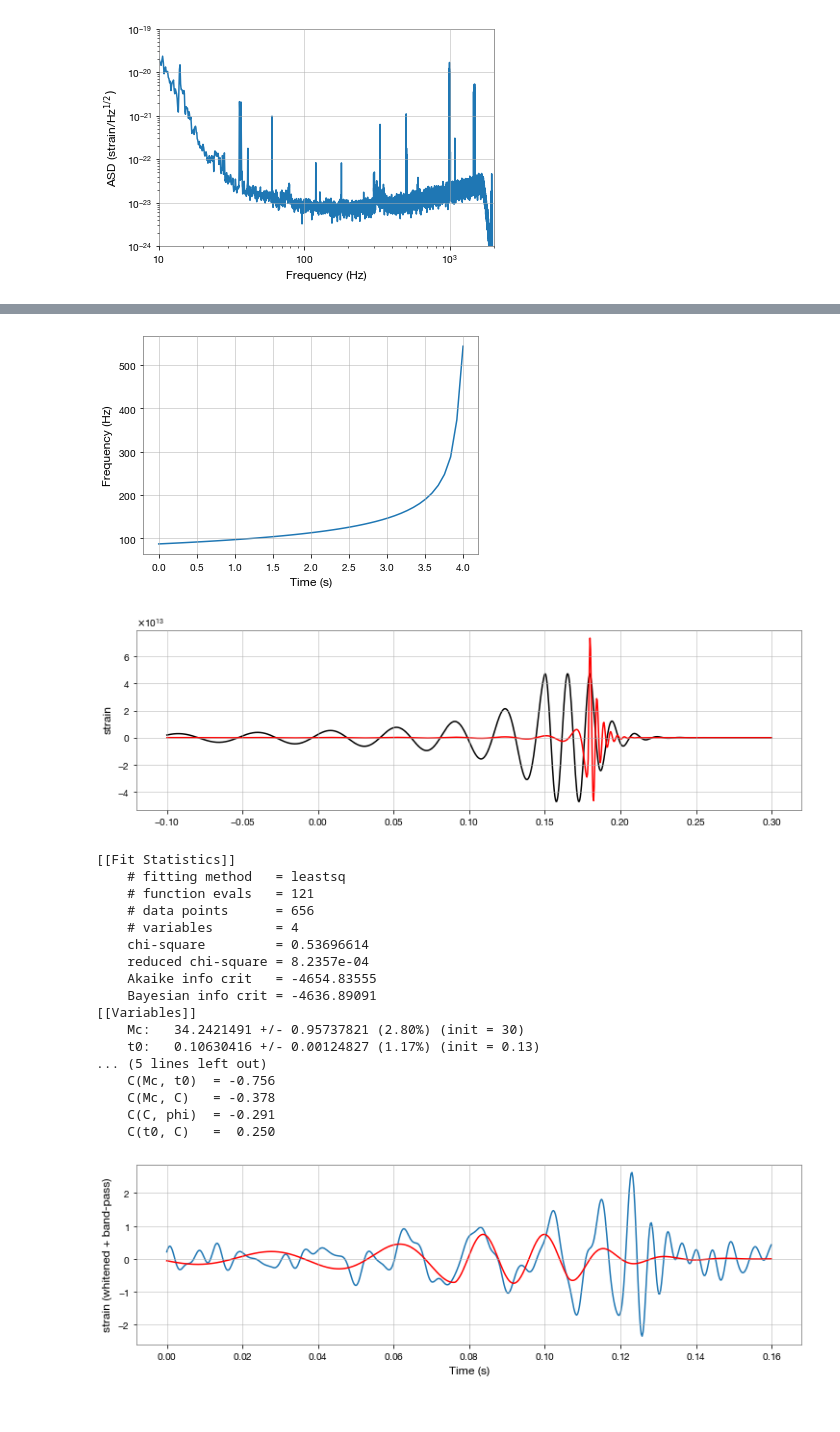
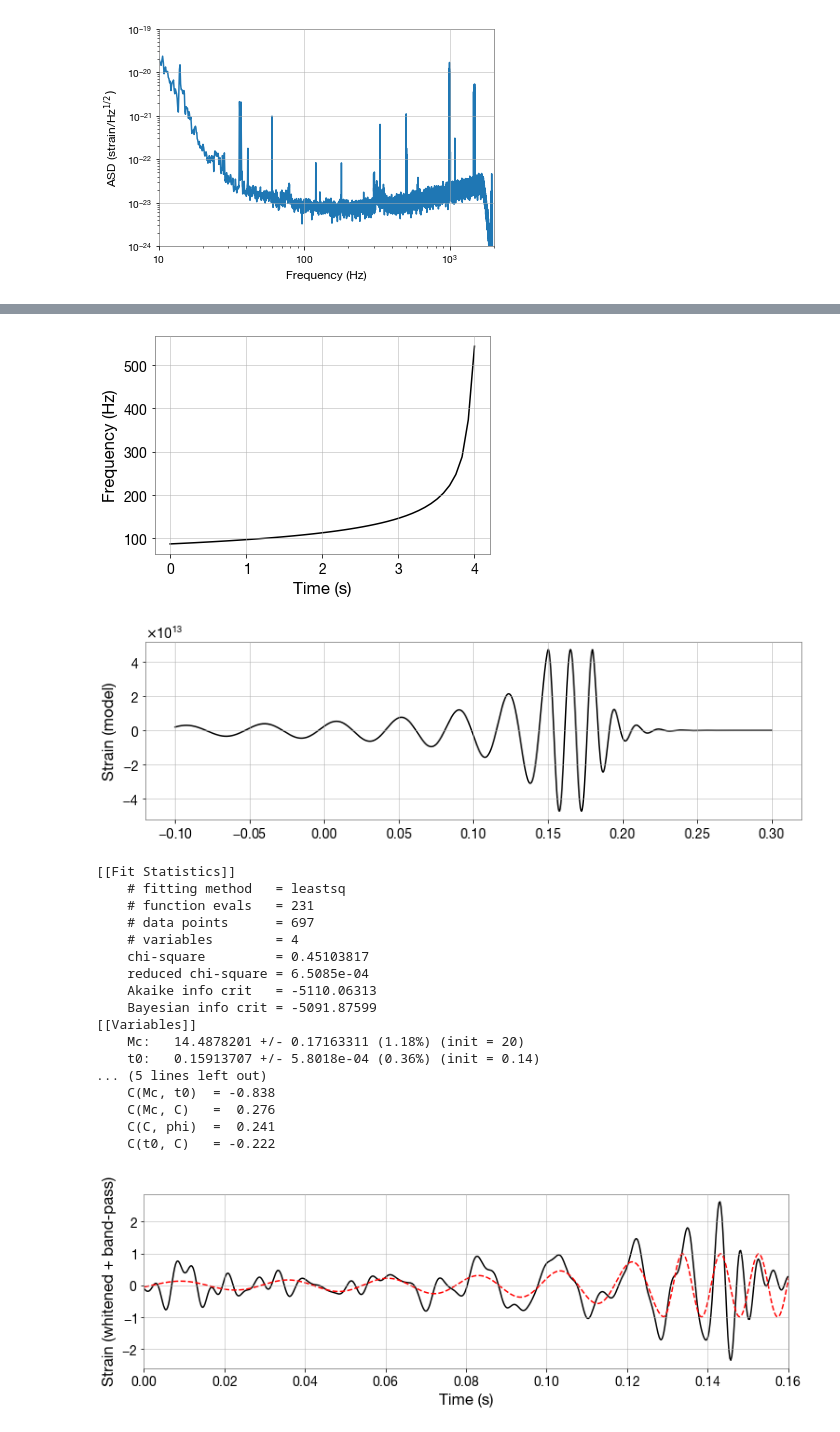
Before and after one commit to reionize/jlab, a Jupyter notebook: ligo/piecewise-fit.ipynb, the cells around one changed output, grey strips where cells are left out. Cells and saved outputs as stored; diff of their text form; code cells hidden in the pictures.

```diff
--- a/ligo/piecewise-fit.ipynb
+++ b/ligo/piecewise-fit.ipynb
@@ -11,6 +11,9 @@ import matplotlib.pyplot as plt
 import matplotlib.mlab as mlab
 import h5py
 import os
+# %%
+from cycler import cycler
+plt.rcParams['axes.prop_cycle'] = cycler(color='kbgrcmy')
 # %%
 #----------------------------------------------------------------
 # Set parameters
@@ -28,8 +31,13 @@ strain = strain.crop(center-16, center+16)
 #----------------------------------------------------------------
 # Show LIGO strain vs. time
 #----------------------------------------------------------------
+plt.clf()
 plt.figure()
 strain.plot()
-plt.ylabel('strain')
+plt.ylabel('Strain')
+plt.rcParams['axes.unicode_minus'] = False
+plt.rcParams.update({'font.size': 14})
+# plt.rcParams.update({'font.family': 'cmr10', 'mathtext.fontset': 'cm'})
+# plt.rcParams.update({'font.family': 'cmss10', 'mathtext.fontset': 'stixsans'})
 plt.show()
 # %% [output]
@@ -59,6 +68,7 @@ white_data = strain.whiten()
 
 plt.clf()
 white_data.plot()
-plt.ylabel('strain (whitened)')
+plt.ylabel('Strain (whitened)')
+plt.rcParams.update({'font.size': 14})
 plt.show()
 # %% [output]
@@ -124,7 +134,7 @@ plt.xlabel('Time (s)')
 plt.ylabel('Frequency (Hz)')
 plt.show()
 # %% [output]
-[figure, old version]
+[figure, new version]
 # %%
 import lmfit
 # %%
@@ -140,12 +150,12 @@ freq2 = osc_post(times, 30, 0.18, 0.03, 0.0)
 plt.figure(figsize=(12, 4))
 plt.subplots_adjust(left=0.1, right=0.9, top=0.85, bottom=0.2)
 plt.plot(times, freq, 'k')
-plt.plot(times, freq2, 'r')
+# plt.plot(times, freq2, 'r')
 #plt.xlabel('Time (s) since '+str(tevent))
-plt.ylabel('strain')
+plt.ylabel('Strain (model)')
 plt.show()
 # %% [output]
-[figure, old version]
+[figure, new version]
 # %%
 def osc_dif(params, x, data, eps):
     iM=params['Mc']
@@ -168,51 +178,52 @@ def osc_post_dif(params, x, data, eps):
 #----------------------------------------------------------------
 
 sample_times = white_data_bp.times.value
 sample_data = white_data_bp.value
-indxt = np.where((sample_times >= (tevent-0.1)) & (sample_times < (tevent+0.06)))
+indxt = np.where((sample_times >= (tevent-0.12)) & (sample_times < (tevent+0.05)))
 x = sample_times[indxt]
 x = x-x[0]
 white_data_bp_zoom = sample_data[indxt]
 
 plt.figure(figsize=(12, 4))
 plt.subplots_adjust(left=0.1, right=0.9, top=0.85, bottom=0.2)
 plt.plot(x, white_data_bp_zoom)
 plt.xlabel('Time (s)')
-plt.ylabel('strain (whitened + band-pass)')
+plt.ylabel('Strain (whitened + band-pass)')
 
 import lmfit
 from lmfit import Model, minimize, fit_report, Parameters
 
 model = lmfit.Model(osc)
 p = model.make_params()
-p['Mc'].set(30)     # Mass guess
-p['t0'].set(0.13)  # By construction we put the merger in the center
+p['Mc'].set(20)     # Mass guess
+p['t0'].set(0.14)  # By construction we put the merger in the center
 p['C'].set(1e-10)      # normalization guess
 p['phi'].set(0)    # Phase guess
 unc = np.full(len(white_data_bp_zoom),20)
 out = minimize(osc_dif, params=p, args=(x, white_data_bp_zoom, unc))
 print(fit_report(out))
-plt.plot(x, model.eval(params=out.params,t=x),'r',label='best fit')
+plt.plot(x, model.eval(params=out.params,t=x),'r--',label='best fit')
+plt.xlim(0, 0.16)
 plt.show()
 # %% [output]
 [[Fit Statistics]]
     # fitting method   = leastsq
-    # function evals   = 121
-    # data points      = 656
+    # function evals   = 231
+    # data points      = 697
     # variables        = 4
-    chi-square         = 0.53696614
-    reduced chi-square = 8.2357e-04
-    Akaike info crit   = -4654.83555
-    Bayesian info crit = -4636.89091
+    chi-square         = 0.45103817
+    reduced chi-square = 6.5085e-04
+    Akaike info crit   = -5110.06313
+    Bayesian info crit = -5091.87599
 [[Variables]]
-    Mc:   34.2421491 +/- 0.95737821 (2.80%) (init = 30)
-    t0:   0.10630416 +/- 0.00124827 (1.17%) (init = 0.13)
+    Mc:   14.4878201 +/- 0.17163311 (1.18%) (init = 20)
+    t0:   0.15913707 +/- 5.8018e-04 (0.36%) (init = 0.14)
 ... (5 lines left out)
-    C(Mc, t0)  = -0.756
-    C(Mc, C)   = -0.378
-    C(C, phi)  = -0.291
-    C(t0, C)   =  0.250
+    C(Mc, t0)  = -0.838
+    C(Mc, C)   =  0.276
+    C(C, phi)  =  0.241
+    C(t0, C)   = -0.222
-[figure, old version]
+[figure, new version]
 # %%
 #NRtime, NR_H1 = np.genfromtxt('data/GW150914_4_NR_waveform.txt').transpose()
 plt.clf()
```
Also changed, not shown: parts of 10 cells of this notebook, 7 other files.
